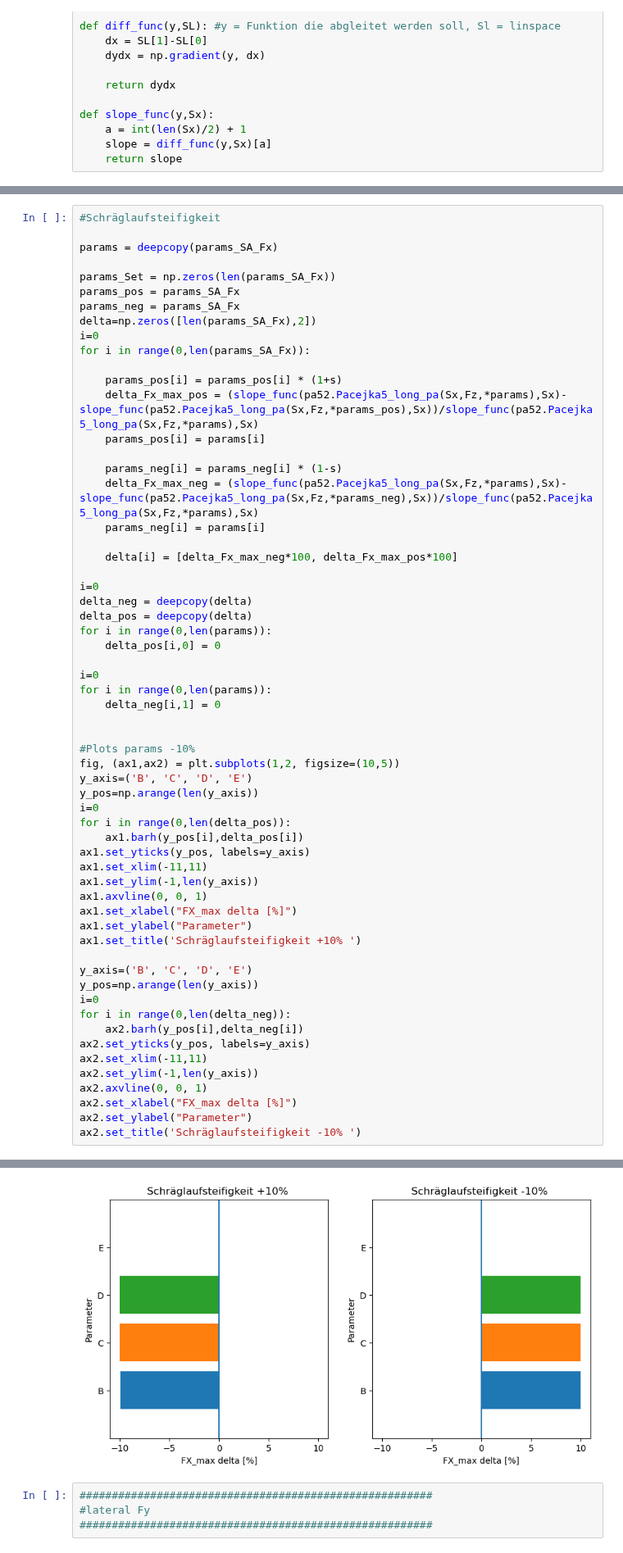
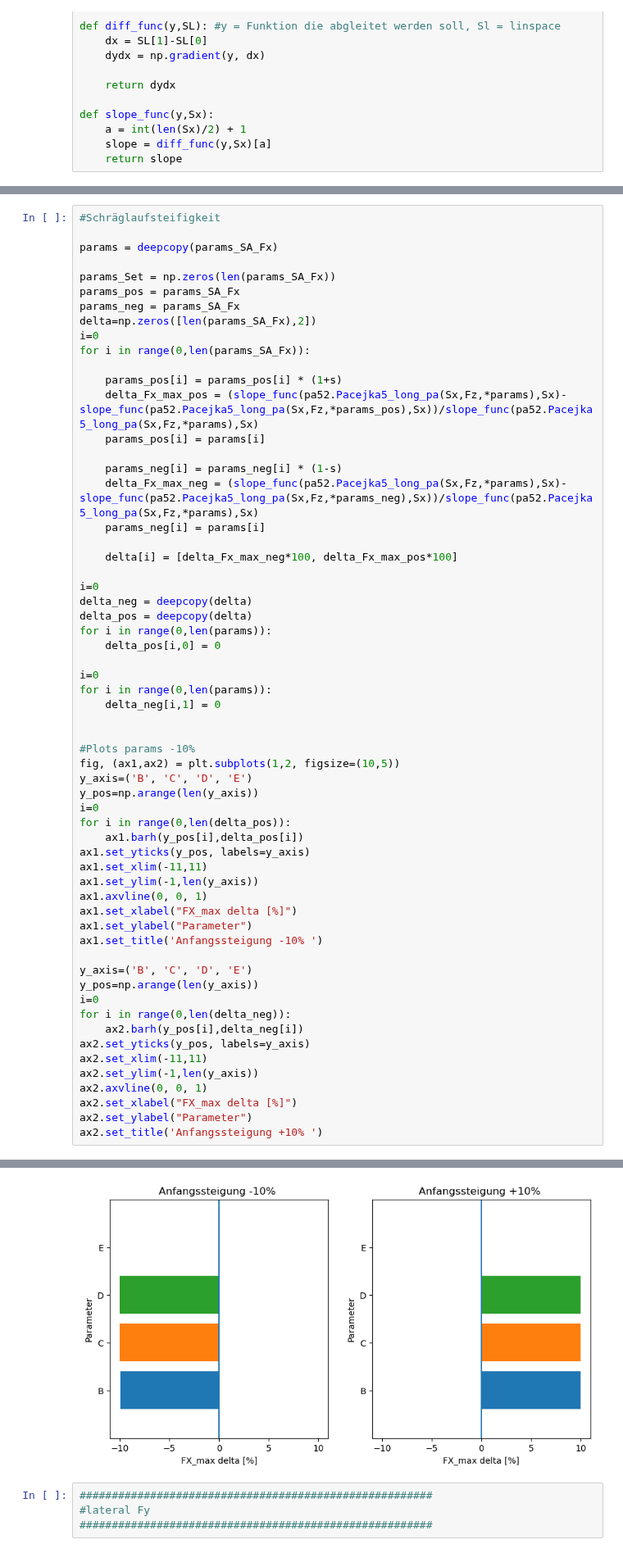
Before and after one commit to BenediktRuhland/SA-Tire-model, a Jupyter notebook: lokal SA/lokale SA Pacejka5.ipynb, the cells around one changed output, grey strips where cells are left out. Shown at 82% size. Cells and saved outputs as stored; diff of their text form.

```diff
--- a/lokal SA/lokale SA Pacejka5.ipynb
+++ b/lokal SA/lokale SA Pacejka5.ipynb
@@ -303,7 +303,7 @@ ax1.set_ylim(-1,len(y_axis))
 ax1.axvline(0, 0, 1)
 ax1.set_xlabel("FX_max delta [%]")
 ax1.set_ylabel("Parameter")
-ax1.set_title('Schräglaufsteifigkeit +10% ')
+ax1.set_title('Anfangssteigung -10% ')
 
 y_axis=('B', 'C', 'D', 'E')
 y_pos=np.arange(len(y_axis))
@@ -316,5 +316,5 @@ ax2.set_ylim(-1,len(y_axis))
 ax2.axvline(0, 0, 1)
 ax2.set_xlabel("FX_max delta [%]")
 ax2.set_ylabel("Parameter")
-ax2.set_title('Schräglaufsteifigkeit -10% ')
+ax2.set_title('Anfangssteigung +10% ')
 # %% [output]
@@ -322,4 +322,4 @@ Text(0.5, 1.0, 'Schräglaufsteifigkeit -10% ')
-[figure, old version]
+[figure, new version]
 # %%
 #######################################################
 #lateral Fy
```
Also changed, not shown: parts of 6 cells of this notebook, 3 other files.
